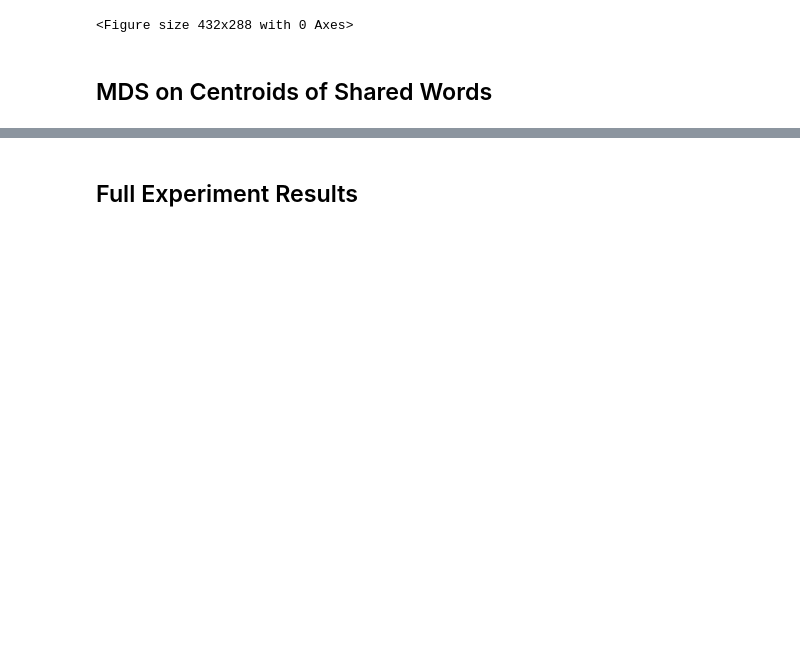
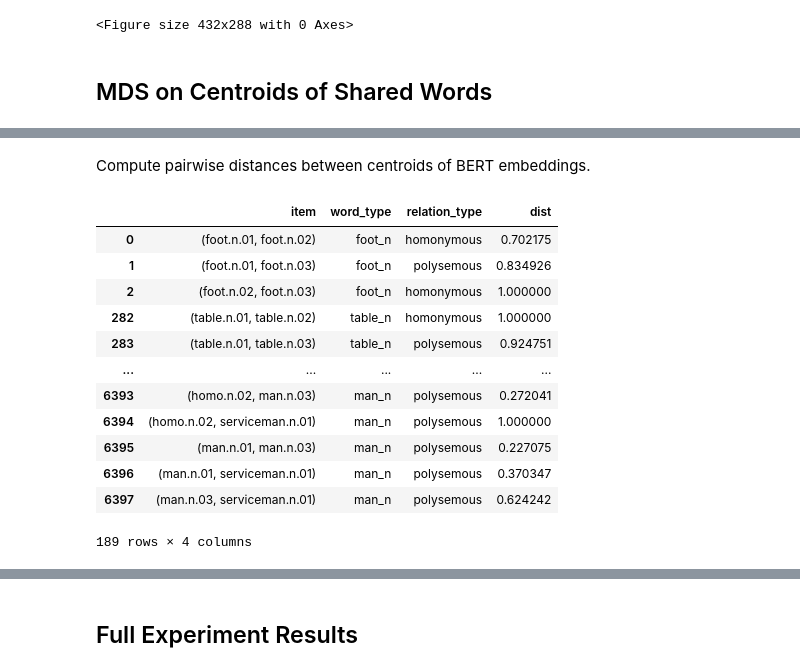
Before and after one commit to sathvikn/bert-wordsense, a Jupyter notebook: codebase/notebooks/bert-centroids.ipynb, the cells around one changed output, grey strips where cells are left out. Cells and saved outputs as stored; diff of their text form; code cells hidden in the pictures; blank space fills up the shorter version.

```diff
--- a/codebase/notebooks/bert-centroids.ipynb
+++ b/codebase/notebooks/bert-centroids.ipynb
@@ -27,0 +33,3 @@ for w in shared_words:
+# %%
+sense_pair_dists = pd.read_csv('../data/sense_pair_distances.csv')
+sense_pairs = sense_pair_dists[['item', 'word_type', 'relation_type']].drop_duplicates()
@@ -27,0 +54,2 @@ for w in shared_words:
+# %% [markdown]
+Compute pairwise distances between centroids of BERT embeddings.
@@ -27,0 +82,17 @@ for w in shared_words:
+# %%
+sense_pairs['dist'] = distances
+sense_pairs
+# %% [output]
+|  | item | word_type | relation_type | dist |
+| 0 | (foot.n.01, foot.n.02) | foot_n | homonymous | 0.702175 |
+| 1 | (foot.n.01, foot.n.03) | foot_n | polysemous | 0.834926 |
+| 2 | (foot.n.02, foot.n.03) | foot_n | homonymous | 1.000000 |
+| 282 | (table.n.01, table.n.02) | table_n | homonymous | 1.000000 |
+| 283 | (table.n.01, table.n.03) | table_n | polysemous | 0.924751 |
+| ... | ... | ... | ... | ... |
+| 6393 | (homo.n.02, man.n.03) | man_n | polysemous | 0.272041 |
+| 6394 | (homo.n.02, serviceman.n.01) | man_n | polysemous | 1.000000 |
+| 6395 | (man.n.01, man.n.03) | man_n | polysemous | 0.227075 |
+| 6396 | (man.n.01, serviceman.n.01) | man_n | polysemous | 0.370347 |
+| 6397 | (man.n.03, serviceman.n.01) | man_n | polysemous | 0.624242 |
+189 rows × 4 columns
```
Also changed, not shown: parts of 57 cells of this notebook.
